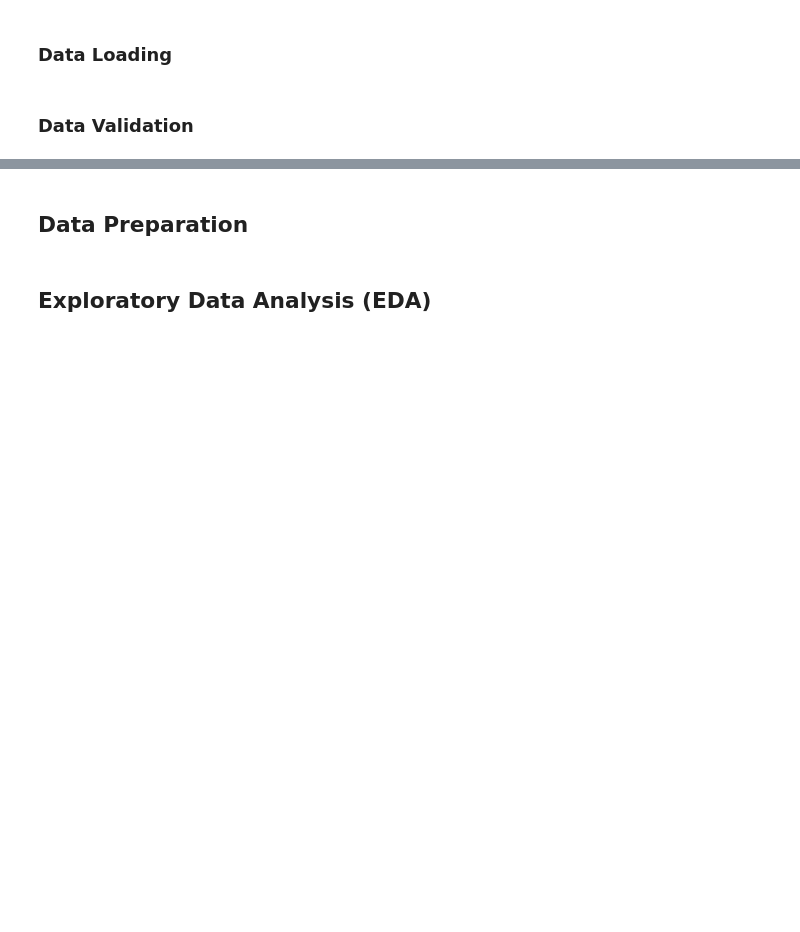
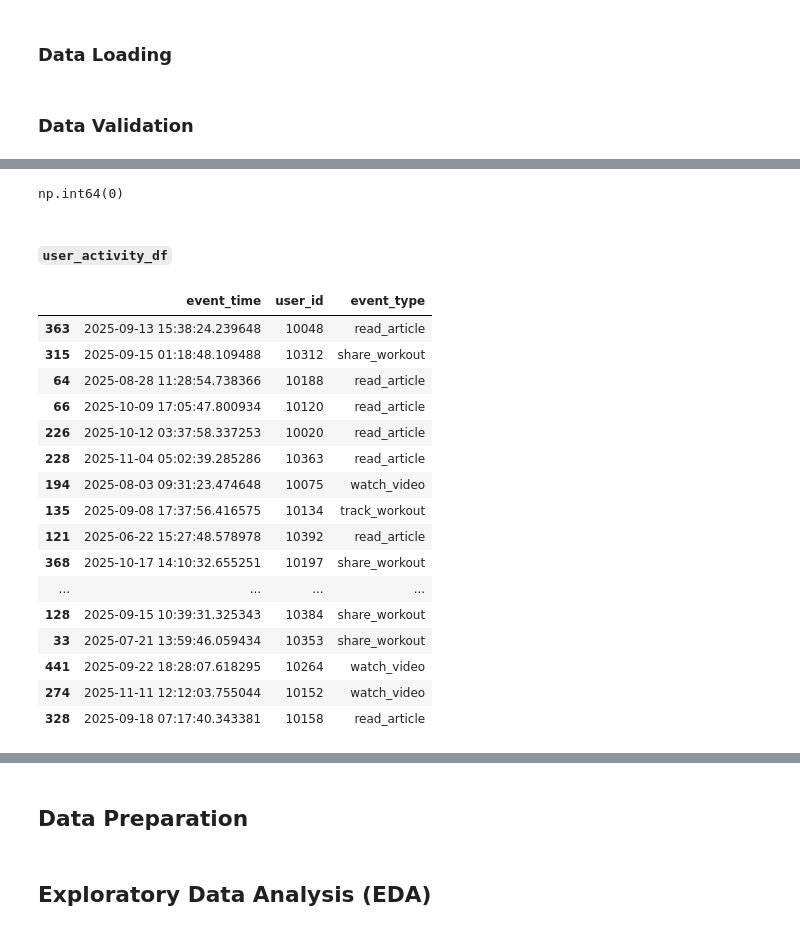
Before and after one commit to muchammadwr/churn-at-fit.ly, a Jupyter notebook: notebook.ipynb, the cells around one changed output, grey strips where cells are left out. Drawn from its saved outputs; the diff is of its cells as text; code cells hidden in the pictures; blank space fills up the shorter version.

```diff
--- a/notebook.ipynb
+++ b/notebook.ipynb
@@ -70,0 +152,27 @@ user_activity_df.head()
+# %%
+customer_support_df.duplicated().sum()
+# %% [output]
+np.int64(0)
+# %% [markdown]
+#### `user_activity_df`
+# %%
+# Show 20 rows dataframe
+user_activity_df.sample(20)
+# %% [output]
+|  | event_time | user_id | event_type |
+| 363 | 2025-09-13 15:38:24.239648 | 10048 | read_article |
+| 315 | 2025-09-15 01:18:48.109488 | 10312 | share_workout |
+| 64 | 2025-08-28 11:28:54.738366 | 10188 | read_article |
+| 66 | 2025-10-09 17:05:47.800934 | 10120 | read_article |
+| 226 | 2025-10-12 03:37:58.337253 | 10020 | read_article |
+| 228 | 2025-11-04 05:02:39.285286 | 10363 | read_article |
+| 194 | 2025-08-03 09:31:23.474648 | 10075 | watch_video |
+| 135 | 2025-09-08 17:37:56.416575 | 10134 | track_workout |
+| 121 | 2025-06-22 15:27:48.578978 | 10392 | read_article |
+| 368 | 2025-10-17 14:10:32.655251 | 10197 | share_workout |
+| ... | ... | ... | ... |
+| 128 | 2025-09-15 10:39:31.325343 | 10384 | share_workout |
+| 33 | 2025-07-21 13:59:46.059434 | 10353 | share_workout |
+| 441 | 2025-09-22 18:28:07.618295 | 10264 | watch_video |
+| 274 | 2025-11-11 12:12:03.755044 | 10152 | watch_video |
+| 328 | 2025-09-18 07:17:40.343381 | 10158 | read_article |
```
Also changed, not shown: parts of 15 cells of this notebook.
